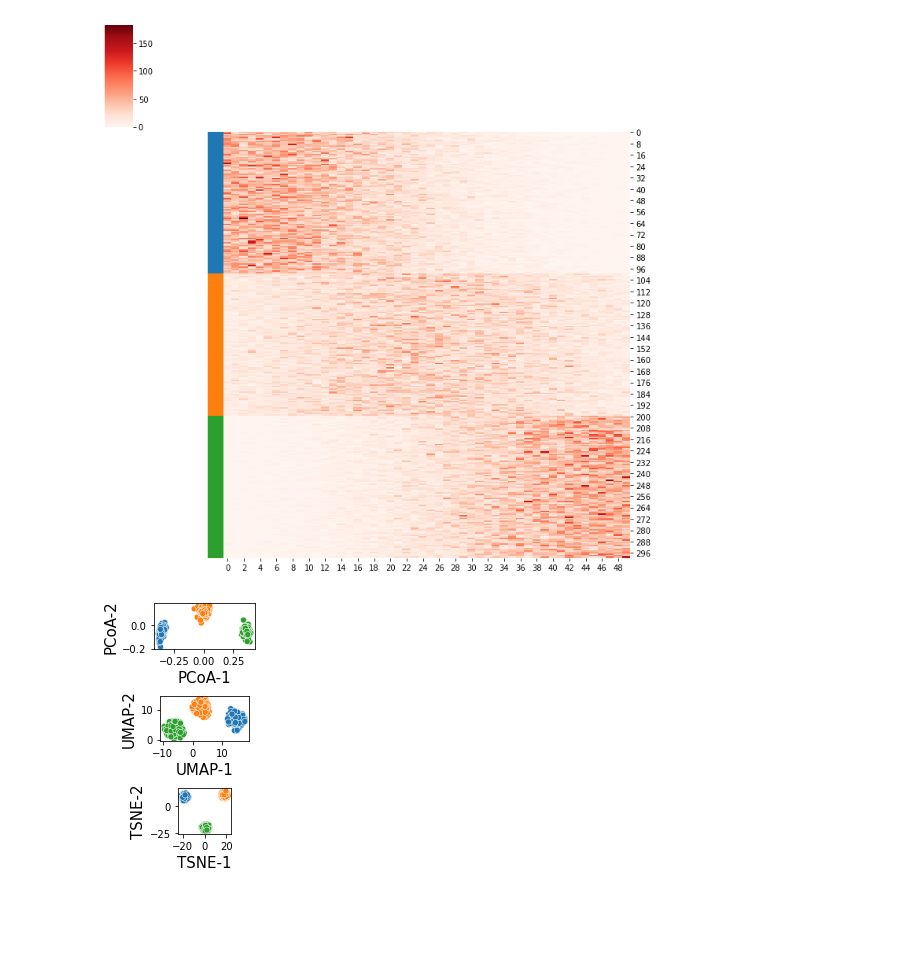
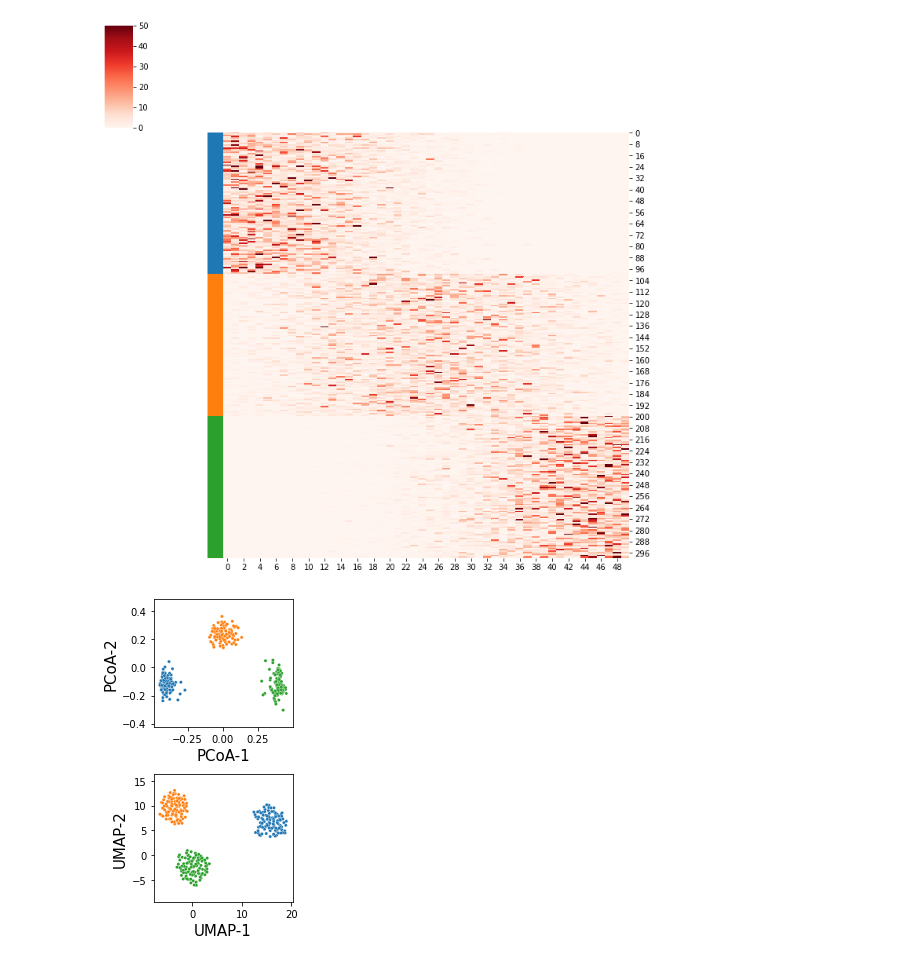
Before and after one commit to knightlab-analyses/umap-microbiome-benchmarking, a Jupyter notebook: notebooks/gradient-simulations.ipynb, the cells around one changed output. Saved outputs shown, nothing was run; the diff lists cells and outputs as text; code cells hidden in the pictures; blank space fills up the shorter version.

Commit message:
add random seed

```diff
--- a/notebooks/gradient-simulations.ipynb
+++ b/notebooks/gradient-simulations.ipynb
@@ -40,6 +27,14 @@ def resample_counts(X, depth, kappa=1):
          ]
     )
     return new_samples
+# %%
+g = np.linspace(0, 18)
+n_repeats = 100
+mu = np.repeat([0, 9, 18], n_repeats)
+sig = 4
+sigma = np.repeat([sig, sig, sig], n_repeats)
+x = chain_interactions(g, mu=mu,
+                       sigma=sigma)
 # %%
 cmap = sns.color_palette(as_cmap=True)
 lut = dict(zip(set(mu), cmap))
@@ -49,3 +42,7 @@ x_new = resample_counts(x, 1000, kappa=0.4)
+# %%
+# kappa = 0.4
+kappa = 1.0
+x_new = resample_counts(x, 100, kappa=kappa)
 # %%
 dm = cdist(x_new, x_new, metric='braycurtis')
 PC = pcoa(dm)
@@ -55,8 +52,9 @@ p = PC.samples
 U = UMAP(
     metric='precomputed',
     n_components=2,
-    min_dist=1,
+    min_dist=1.0,
     n_neighbors=5,
+    random_state=824,
 ).fit(dm)
 
 T = TSNE(
@@ -69,53 +67,56 @@ ax = sns.clustermap(
     row_cluster=False,
     col_cluster=False,
     row_colors=hue,
+    vmax=50,
 )
 plt.savefig('results/cluster-heatmap.png')
 # %% [output]
-[figure, old version]
+[figure, new version]
 # %%
-fig, axs = plt.subplots(3, 1)
+fig, axs = plt.subplots(2, 1, figsize=(3, 5))
 
 g_pc = sns.scatterplot(
     x='PC1',
     y='PC2',
     hue=hue,
+    s=10,
     data=p,
     legend=False,
     ax=axs[0],
 )
-g_pc.set_aspect('equal')
+g_pc.set_aspect('equal', 'datalim')
 g_pc.set_xlabel('PCoA-1', fontsize=15)
 g_pc.set_ylabel('PCoA-2', fontsize=15)
 
 g_umap = sns.scatterplot(
     x=U.embedding_[:, 0],
     y=U.embedding_[:, 1],
     hue=hue,
+    s=10,
     legend=False,
     ax=axs[1],
 )
-g_umap.set_aspect('equal')
+g_umap.set_aspect('equal', 'datalim')
 g_umap.set_xlabel('UMAP-1', fontsize=15)
 g_umap.set_ylabel('UMAP-2', fontsize=15)
 plt.tight_layout()
 
-g_tsne = sns.scatterplot(
-    x=T.embedding_[:, 0],
-    y=T.embedding_[:, 1],
-    hue=hue,
-    legend=False,
-    ax=axs[2],
-)
-g_tsne.set_aspect('equal')
-g_tsne.set_xlabel('TSNE-1', fontsize=15)
-g_tsne.set_ylabel('TSNE-2', fontsize=15)
-plt.tight_layout()
+# g_tsne = sns.scatterplot(
+#     x=T.embedding_[:, 0],
+#     y=T.embedding_[:, 1],
+#     hue=hue,
+#     legend=False,
+#     ax=axs[2],
+# )
+# g_tsne.set_aspect('equal')
+# g_tsne.set_xlabel('TSNE-1', fontsize=15)
+# g_tsne.set_ylabel('TSNE-2', fontsize=15)
+# plt.tight_layout()
 
 plt.savefig('results/cluster-ordination.png')
 plt.show()
 # %% [output]
-[figure, old version]
+[figure, new version]
 # %%
 n_samples = 100
 g = np.linspace(0, n_samples)
```
Also changed, not shown: parts of 9 cells of this notebook.
